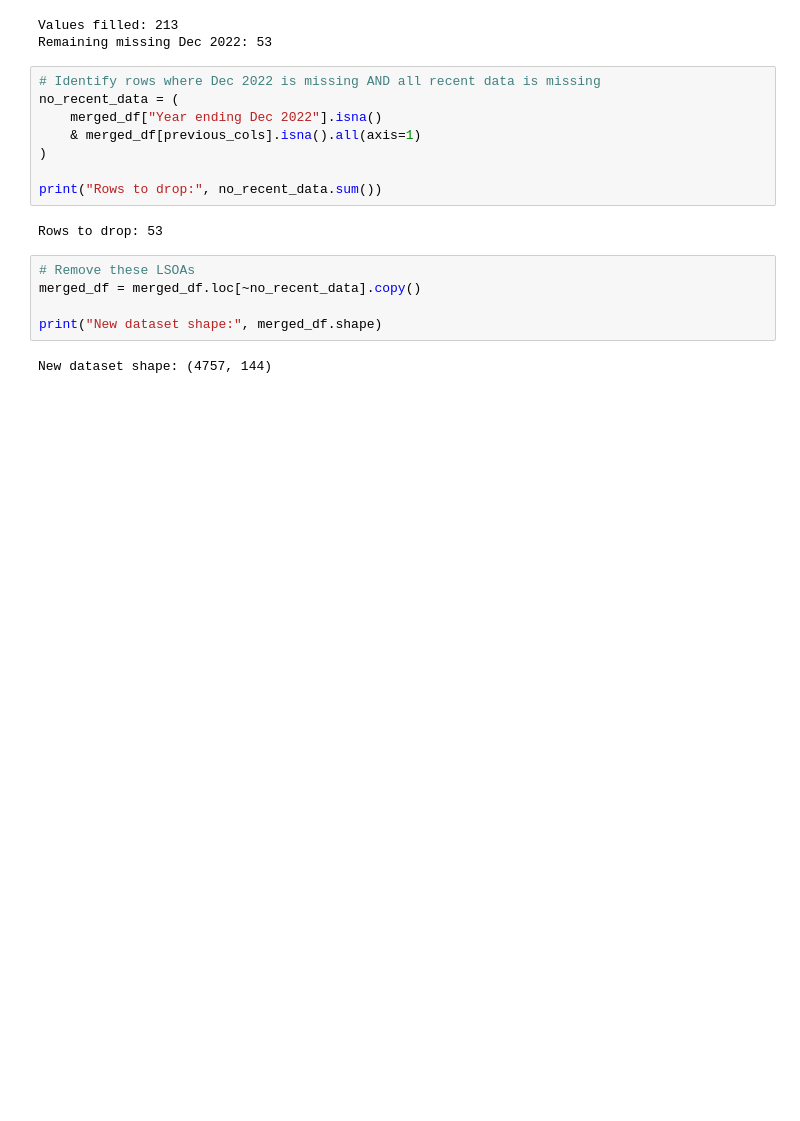
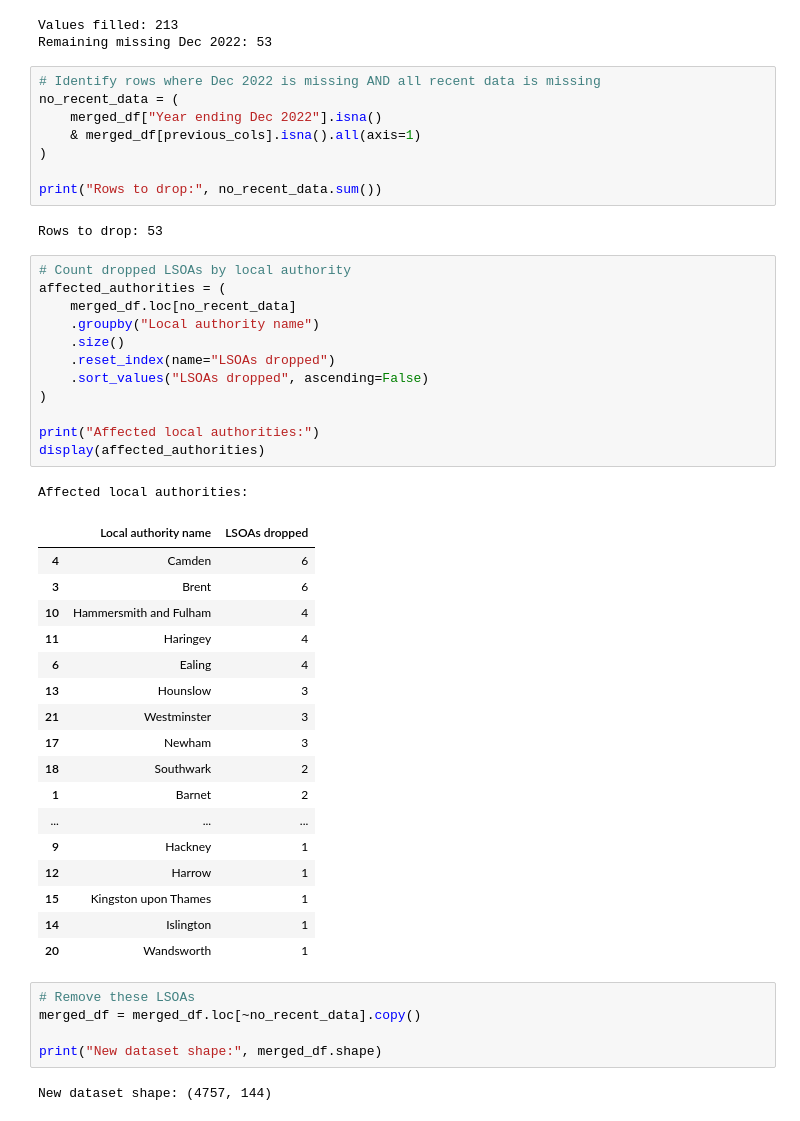
Before and after one commit to RaquelCG1/London-House-Prices-Crime-IMD-transport, a Jupyter notebook: London_Neighbourhood_Analysis.ipynb, the cells around one changed output. Saved outputs shown, nothing was run; the diff lists cells and outputs as text; blank space fills up the shorter version.

Commit message:
Included cell to see the LA affected by the 53 rows dropped

```diff
--- a/London_Neighbourhood_Analysis.ipynb
+++ b/London_Neighbourhood_Analysis.ipynb
@@ -1312,6 +1311,37 @@ no_recent_data = (
 print("Rows to drop:", no_recent_data.sum())
 # %% [output]
 Rows to drop: 53
+# %%
+# Count dropped LSOAs by local authority
+affected_authorities = (
+    merged_df.loc[no_recent_data]
+    .groupby("Local authority name")
+    .size()
+    .reset_index(name="LSOAs dropped")
+    .sort_values("LSOAs dropped", ascending=False)
+)
+
+print("Affected local authorities:")
+display(affected_authorities)
+# %% [output]
+Affected local authorities:
+|  | Local authority name | LSOAs dropped |
+| 4 | Camden | 6 |
+| 3 | Brent | 6 |
+| 10 | Hammersmith and Fulham | 4 |
+| 11 | Haringey | 4 |
+| 6 | Ealing | 4 |
+| 13 | Hounslow | 3 |
+| 21 | Westminster | 3 |
+| 17 | Newham | 3 |
+| 18 | Southwark | 2 |
+| 1 | Barnet | 2 |
+| ... | ... | ... |
+| 9 | Hackney | 1 |
+| 12 | Harrow | 1 |
+| 15 | Kingston upon Thames | 1 |
+| 14 | Islington | 1 |
+| 20 | Wandsworth | 1 |
 # %%
 # Remove these LSOAs
 merged_df = merged_df.loc[~no_recent_data].copy()
```
Also changed, not shown: parts of 4 cells of this notebook.
